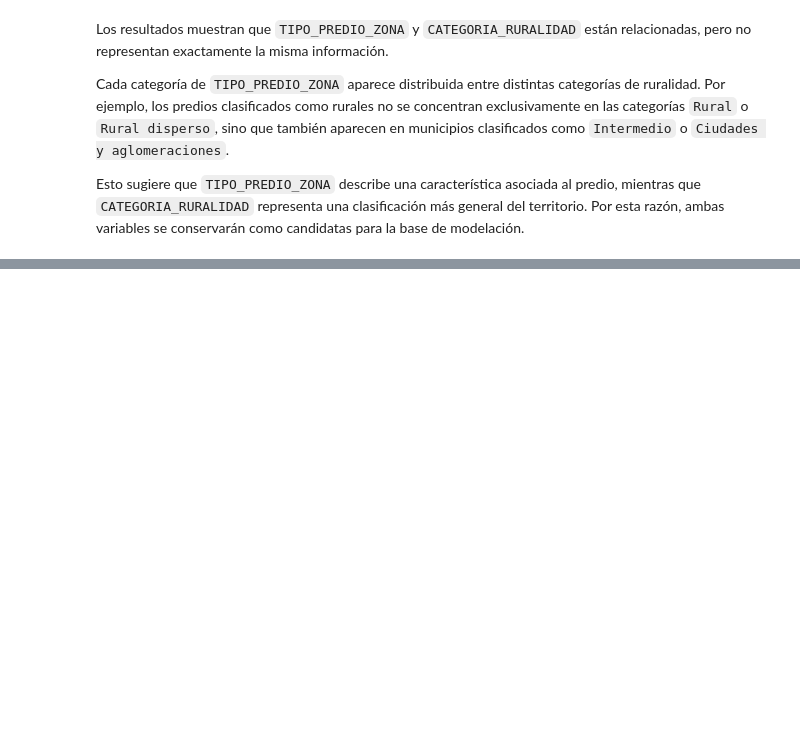
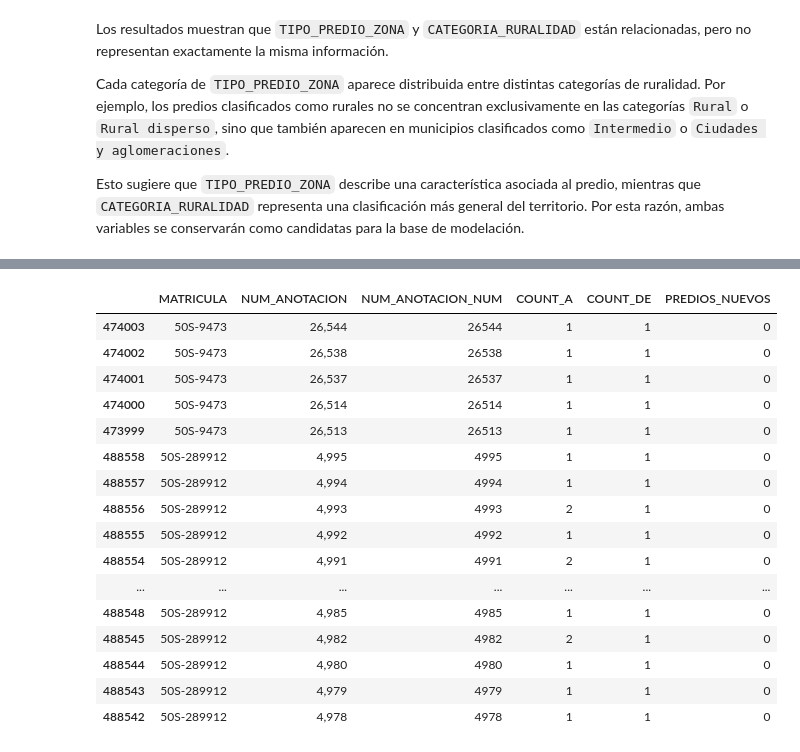
Before and after one commit to wlicona473/Proyecto_Inmobiliario_Nube, a Jupyter notebook: notebooks/01_redefinicion_supervisada.ipynb, the cells around one changed output, grey strips where cells are left out. Drawn from its saved outputs; the diff is of its cells as text; code cells hidden in the pictures; blank space fills up the shorter version.

```diff
--- a/notebooks/01_redefinicion_supervisada.ipynb
+++ b/notebooks/01_redefinicion_supervisada.ipynb
@@ -1408,0 +1414,13 @@ candidatas para la base de modelación.
+# %%
+columnas_registrales = [
+    "MATRICULA",
+    "NUM_ANOTACION",
+    "COUNT_A",
+    "COUNT_DE",
+    "PREDIOS_NUEVOS",
+    "NOMBRE_NATUJUR",
+    "TIENE_MAS_DE_UN_VALOR",
+    "VALOR"
+]
+
+df_registro = pd.read_parquet(ruta,columns=columnas_registrales,filters=[("NOMBRE_NATUJUR", "==", "COMPRAVENTA")])
@@ -1408,0 +1588,39 @@ candidatas para la base de modelación.
+# %%
+# Revisión de los registros con números de anotación más elevados
+columnas_revision = [
+    "MATRICULA",
+    "NUM_ANOTACION",
+    "NUM_ANOTACION_NUM",
+    "COUNT_A",
+    "COUNT_DE",
+    "PREDIOS_NUEVOS"
+]
+
+display(
+    df_registro[
+        columnas_revision
+    ]
+    .sort_values(
+        "NUM_ANOTACION_NUM",
+        ascending=False
+    )
+    .head(20)
+)
+# %% [output]
+|  | MATRICULA | NUM_ANOTACION | NUM_ANOTACION_NUM | COUNT_A | COUNT_DE | PREDIOS_NUEVOS |
+| 474003 | 50S-9473 | 26,544 | 26544 | 1 | 1 | 0 |
+| 474002 | 50S-9473 | 26,538 | 26538 | 1 | 1 | 0 |
+| 474001 | 50S-9473 | 26,537 | 26537 | 1 | 1 | 0 |
+| 474000 | 50S-9473 | 26,514 | 26514 | 1 | 1 | 0 |
+| 473999 | 50S-9473 | 26,513 | 26513 | 1 | 1 | 0 |
+| 488558 | 50S-289912 | 4,995 | 4995 | 1 | 1 | 0 |
+| 488557 | 50S-289912 | 4,994 | 4994 | 1 | 1 | 0 |
+| 488556 | 50S-289912 | 4,993 | 4993 | 2 | 1 | 0 |
+| 488555 | 50S-289912 | 4,992 | 4992 | 1 | 1 | 0 |
+| 488554 | 50S-289912 | 4,991 | 4991 | 2 | 1 | 0 |
+| ... | ... | ... | ... | ... | ... | ... |
+| 488548 | 50S-289912 | 4,985 | 4985 | 1 | 1 | 0 |
+| 488545 | 50S-289912 | 4,982 | 4982 | 2 | 1 | 0 |
+| 488544 | 50S-289912 | 4,980 | 4980 | 1 | 1 | 0 |
+| 488543 | 50S-289912 | 4,979 | 4979 | 1 | 1 | 0 |
+| 488542 | 50S-289912 | 4,978 | 4978 | 1 | 1 | 0 |
```
Also changed, not shown: parts of 23 cells of this notebook, 2 other files.
